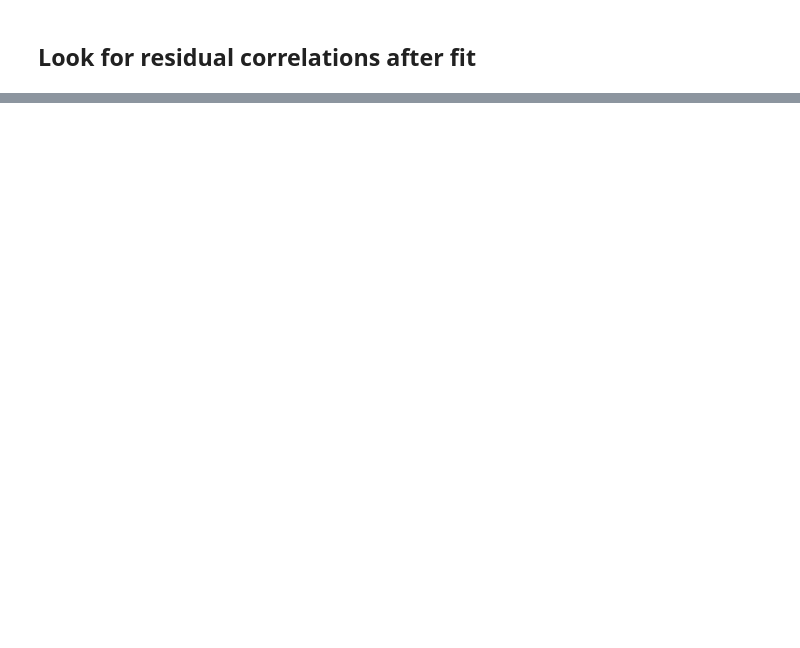
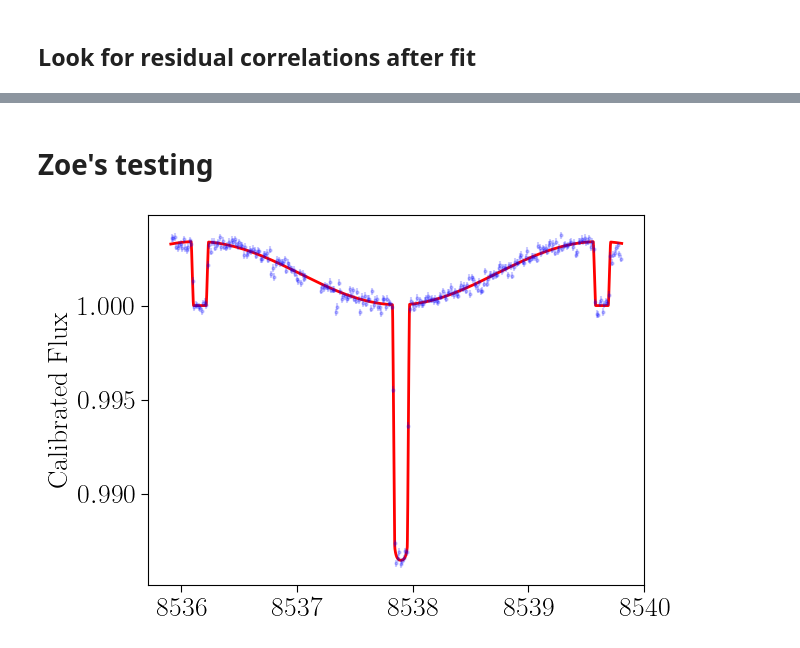
Before and after one commit to ZoeYingShu/SPCA, a Jupyter notebook: Decorrelation.ipynb, the cells around one changed output, grey strips where cells are left out. Saved outputs shown, nothing was run; the diff lists cells and outputs as text; code cells hidden in the pictures; blank space fills up the shorter version.

```diff
--- a/Decorrelation.ipynb
+++ b/Decorrelation.ipynb
@@ -767,0 +684,2 @@ if 'pld' not in mode.lower():
+# %% [markdown]
+# Zoe's testing
@@ -767,0 +717,39 @@ if 'pld' not in mode.lower():
+# %%
+import matplotlib.pyplot as plt
+import numpy as np
+
+def plot_model(time, flux, astro, detec, breaks, savepath=None, plotName='Initial_Guess.pdf',
+               plotTrueAnomaly=False, nbin=None, showPlot=False, fontsize=20, plot_peritime=False):
+
+    mcmc_signal = astro * detec
+
+    if plotTrueAnomaly:
+        # FIX: convert time to true anomaly for significantly eccentric planets!!
+        # Use p0_mcmc if there, otherwise p0_obj
+        x = time
+    else:
+        x = time - 5e4
+
+    if nbin is not None:
+        x_binned, _ = helpers.binValues(x, x, nbin)
+        calibrated_binned, calibrated_binned_err = helpers.binValues(flux / detec, x, nbin, assumeWhiteNoise=True)
+        residuals_binned, residuals_binned_err = helpers.binValues(flux / detec - astro, x, nbin, assumeWhiteNoise=True)
+
+    fig, axes = plt.subplots()
+
+    # axes.plot(x, flux / detec, '.', color='k', markersize=4, alpha=0.15)
+    axes.plot(x, astro, color='r', linewidth=2)
+    if nbin is not None:
+        axes.errorbar(x_binned, calibrated_binned, yerr=calibrated_binned_err, fmt='.',
+                      color='blue', markersize=4, alpha=0.2)
+    axes.set_ylabel(r'$\rm Calibrated~Flux$', fontsize=fontsize)
+
+    if showPlot:
+        plt.show()
+
+    plt.close()
+    return
+# %%
+plot_model(time, flux, astro, detec, breaks, showPlot=True, nbin=300)
+# %% [output]
+[figure, added]
```
Also changed, not shown: parts of 15 cells of this notebook, 12 other files.
